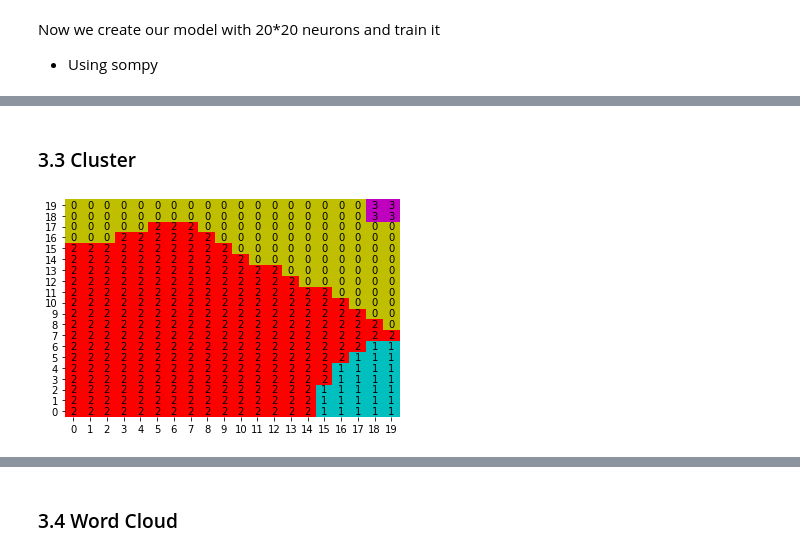
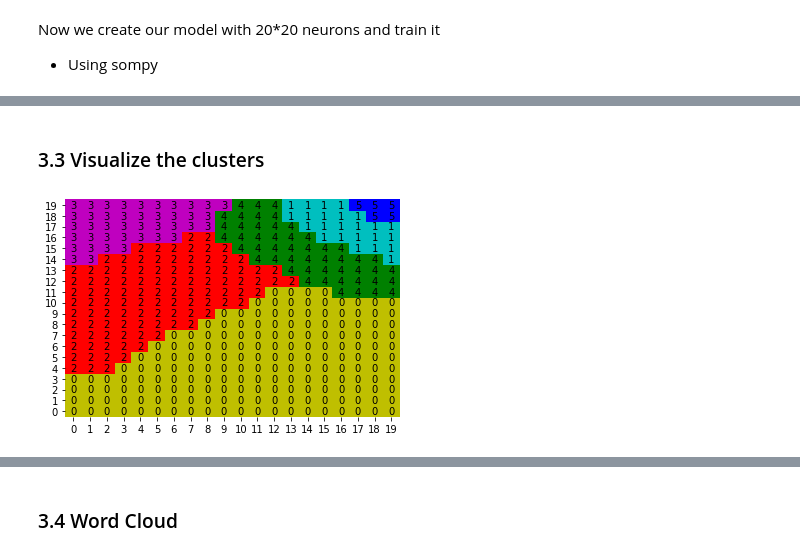
Before and after one commit to arnaud22560/P21_ML_Applications_Twitter_SOM_Clustering_NN_D1, a Jupyter notebook: Tweet Clustering with SOMs.ipynb, the cells around one changed output, grey strips where cells are left out. Saved outputs shown, nothing was run; the diff lists cells and outputs as text; code cells hidden in the pictures.

```diff
--- a/Tweet Clustering with SOMs.ipynb
+++ b/Tweet Clustering with SOMs.ipynb
@@ -237,7 +240,7 @@ def clean_str(string):
     """
     string = re.sub(r"@[^\s]+", " ", string)             #remove account tags
     string = re.sub(r"http[^\s]+", " ", string)          #remove urls
-    string = re.sub(r"#[^\s]+", " ", string)             #remove hastags
+    string = re.sub(r"#", " ", string)                   #remove hastag symbol
     string = re.sub(r"[^A-Za-z\']", " ", string)         #remove everything but letters and nummbers(?)
     string = re.sub(r"\'s", " is", string)               #split 's contractions
     string = re.sub(r"\'ve", " have", string)            #split 's contractions
@@ -328,7 +331,7 @@ We have 7396 unique words in our dictionary, now we have to decide where to prun
 # We will only get the 1000 most frequent words
 # From those, the 30 most common words will be remove
 tokenizer.num_words = 1000
-nb_words_to_remove = 50
+nb_words_to_remove = 15
 
 # Vectorize texts into one-hot enconding representations
 train_vectors = tokenizer.texts_to_matrix(train_tweets, mode='count')
@@ -433,14 +440,18 @@ for i in range(c1.shape[0]-1):
 # %% [markdown]
 <a id='section'></a>
-### 3.3 Cluster
+### 3.3 Visualize the clusters
 # %%
-nb_clusters = 4
+nb_clusters = 6
+
+# Get the cluster label associated to each neuron (cl)
 cl = som.cluster(n_clusters=nb_clusters)
-cmap = ["y", "c", "r", "m"]
+
+# Print each neuron with a different color for each cluster
+cmap = ["y", "c", "r", "m", "g", "b"]
 cluster_space = som.cluster_labels.reshape(mapsize)
 sns.heatmap(cluster_space, annot=True, cmap=cmap, annot_kws={"c": "k"}, cbar=False)
-plt.ylim(0, 20)
+plt.ylim(0, mapsize[0])
 plt.show()
 # %% [output]
-[figure, old version]
+[figure, new version]
 # %%
```
Also changed, not shown: parts of 24 cells of this notebook.
